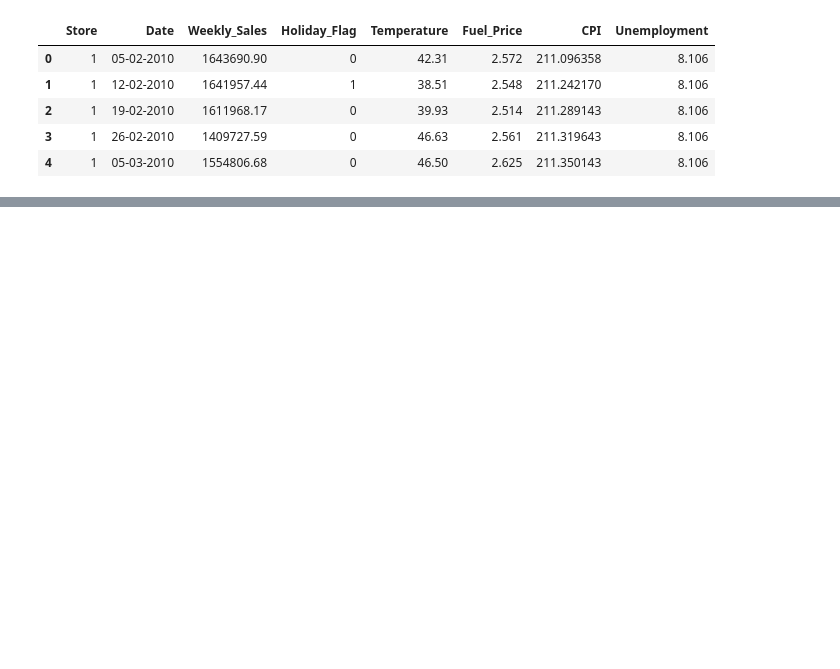
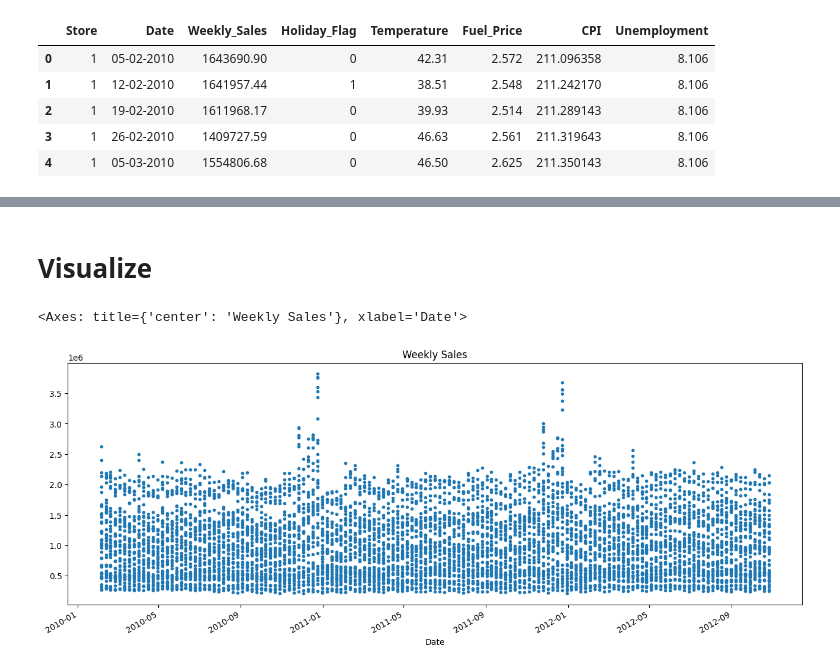
Before and after one commit to katasrofi/sales_performance, a Jupyter notebook: Forecasting.ipynb, the cells around one changed output, grey strips where cells are left out. Drawn from its saved outputs; the diff is of its cells as text; code cells hidden in the pictures; blank space fills up the shorter version.

```diff
--- a/Forecasting.ipynb
+++ b/Forecasting.ipynb
@@ -3,9 +5,12 @@ import pandas as pd
 import numpy as np
 import matplotlib.pyplot as plt
 import seaborn as sns
+import warnings
 
-df = pd.read_csv('Walmart_Sales.csv')
-df.head()
+warnings.filterwarnings('ignore')
+color_pal = sns.color_palette()
+dataset = pd.read_csv('Walmart_Sales.csv')
+dataset.head()
 # %% [output]
 |  | Store | Date | Weekly_Sales | Holiday_Flag | Temperature | Fuel_Price | CPI | Unemployment |
 | 0 | 1 | 05-02-2010 | 1643690.90 | 0 | 42.31 | 2.572 | 211.096358 | 8.106 |
@@ -13,3 +18,7 @@ df.head()
 | 2 | 1 | 19-02-2010 | 1611968.17 | 0 | 39.93 | 2.514 | 211.289143 | 8.106 |
 | 3 | 1 | 26-02-2010 | 1409727.59 | 0 | 46.63 | 2.561 | 211.319643 | 8.106 |
 | 4 | 1 | 05-03-2010 | 1554806.68 | 0 | 46.50 | 2.625 | 211.350143 | 8.106 |
+# %%
+df = dataset.copy()
+df.index = pd.to_datetime(df['Date'], format='%d-%m-%Y')
+df = df.drop(['Date'], axis=1)
@@ -15,0 +46,10 @@ df.head()
+# %% [markdown]
+# Visualize
+# %%
+df['Weekly_Sales'].plot(style='.',
+                        figsize=(16, 6),
+                        color=color_pal[0],
+                        title='Weekly Sales')
+# %% [output]
+<Axes: title={'center': 'Weekly Sales'}, xlabel='Date'>
+[figure, added]
```
Also changed, not shown: parts of 54 cells of this notebook, 3 other files.
